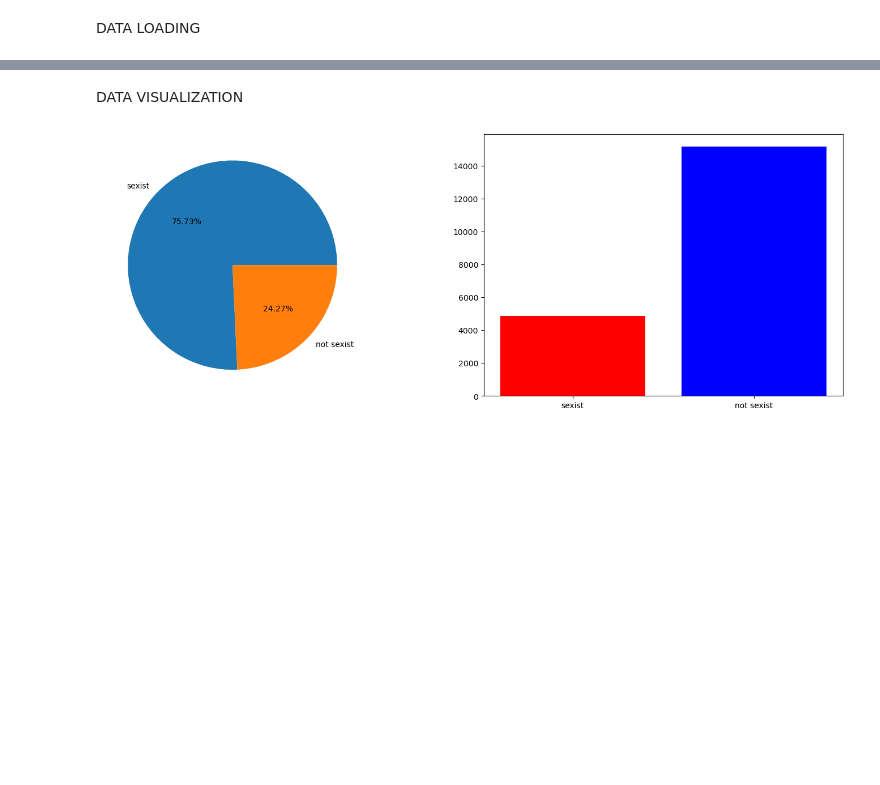
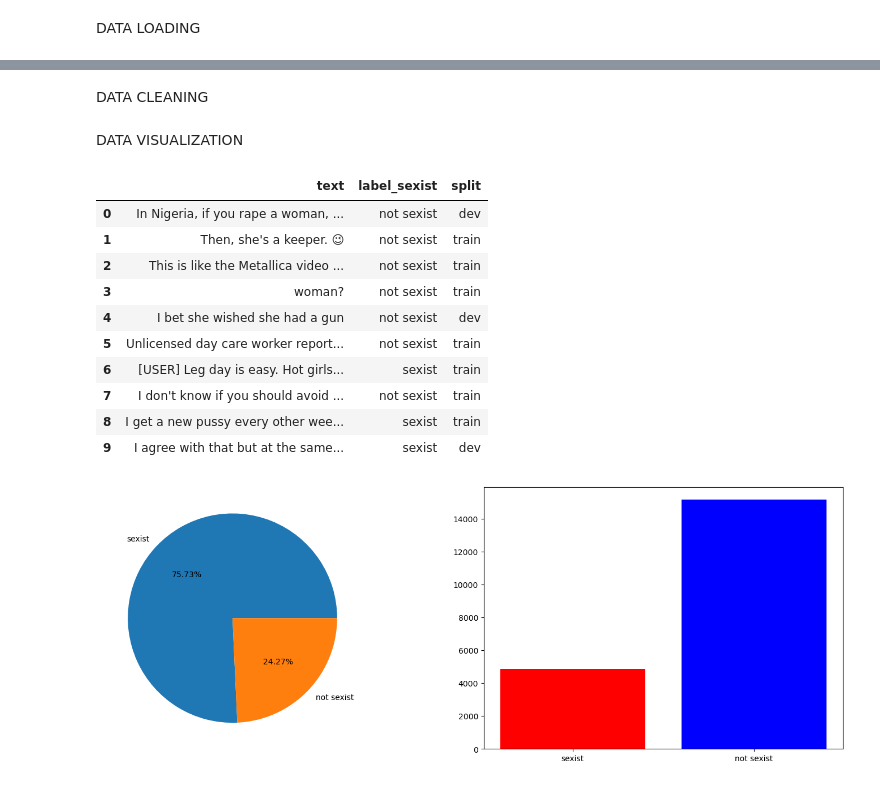
Before and after one commit to antoniocapicotto/edos, a Jupyter notebook: edos.ipynb, the cells around one changed output, grey strips where cells are left out. Cells and saved outputs as stored; diff of their text form; code cells hidden in the pictures; blank space fills up the shorter version.

```diff
--- a/edos.ipynb
+++ b/edos.ipynb
@@ -15,5 +42,4 @@ from nltk.stem import WordNetLemmatizer
 # %% [markdown]
 DATA LOADING
 # %%
-# Caricamento dei dataset etichettati
-df = pd.read_csv('./datasets/edos_labelled_aggregated.csv')
+df1 = pd.read_csv('./datasets/edos_labelled_aggregated.csv')
@@ -66,0 +52,4 @@ df.describe()
+# %% [markdown]
+DATA CLEANING
+# %%
+df1 = df1.drop(columns=["rewire_id","label_category","label_vector"])
@@ -67,2 +60,16 @@ df.describe()
 # %% [markdown]
 DATA VISUALIZATION
+# %%
+df1.head(10)
+# %% [output]
+|  | text | label_sexist | split |
+| 0 | In Nigeria, if you rape a woman, ... | not sexist | dev |
+| 1 | Then, she's a keeper. 😉 | not sexist | train |
+| 2 | This is like the Metallica video ... | not sexist | train |
+| 3 | woman? | not sexist | train |
+| 4 | I bet she wished she had a gun | not sexist | dev |
+| 5 | Unlicensed day care worker report... | not sexist | train |
+| 6 | [USER] Leg day is easy. Hot girls... | sexist | train |
+| 7 | I don't know if you should avoid ... | not sexist | train |
+| 8 | I get a new pussy every other wee... | sexist | train |
+| 9 | I agree with that but at the same... | sexist | dev |
```
Also changed, not shown: parts of 29 cells of this notebook, 1 other file.
